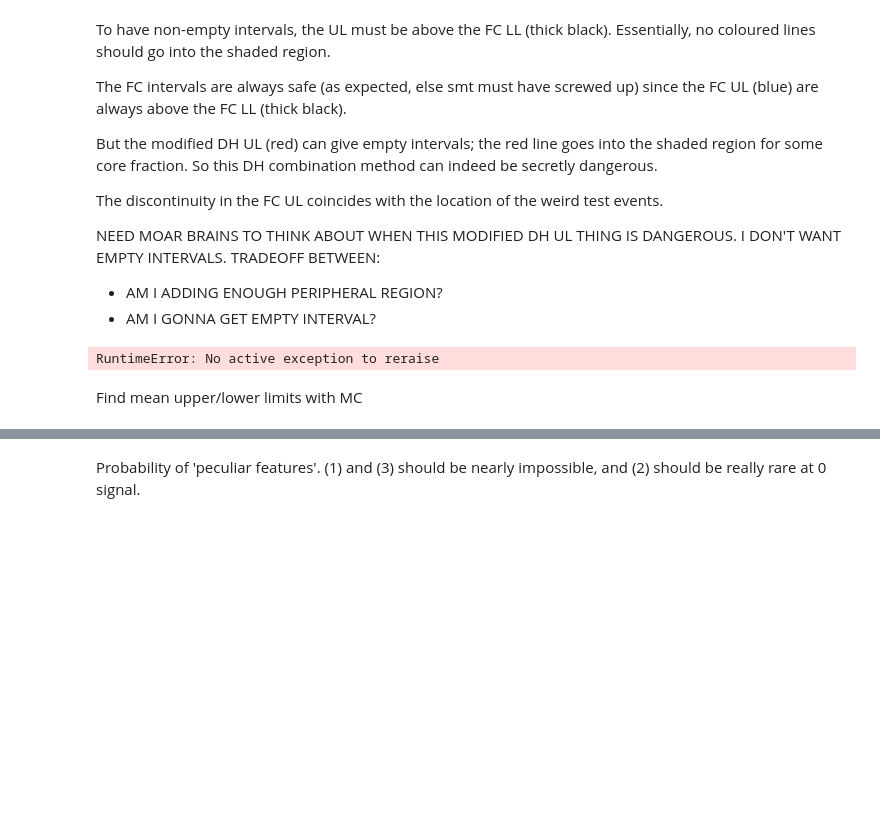
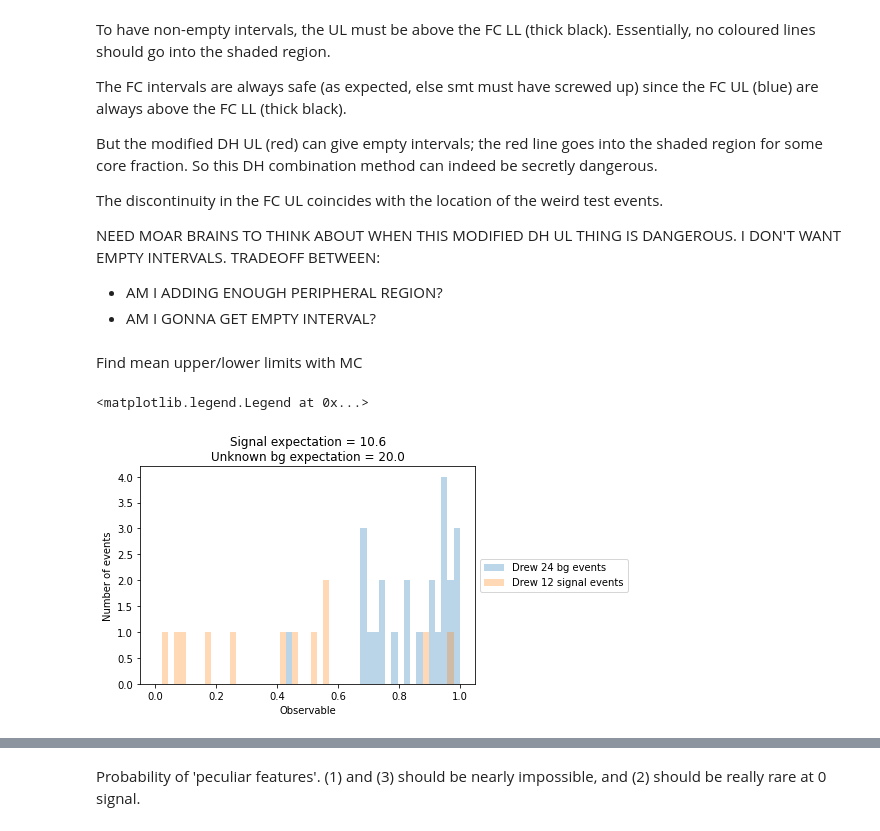
Before and after one commit to plt109/deficithawks, a Jupyter notebook: discovery.ipynb, the cells around one changed output, grey strips where cells are left out. Saved outputs shown, nothing was run; the diff lists cells and outputs as text; code cells hidden in the pictures; blank space fills up the shorter version.

```diff
--- a/discovery.ipynb
+++ b/discovery.ipynb
@@ -773,9 +790,21 @@ NEED MOAR BRAINS TO THINK ABOUT WHEN THIS MODIFIED DH UL THING IS DANGEROUS. I D
 TRADEOFF BETWEEN:
 - AM I ADDING ENOUGH PERIPHERAL REGION?
 - AM I GONNA GET EMPTY INTERVAL?
-# %%
-raise
-# %% [output]
-RuntimeError: No active exception to reraise
 # %% [markdown]
 Find mean upper/lower limits with MC
+# %%
+my_sig_rate = 10.6
+test_bg = background.simulate()
+test_sig = signal(rate=my_sig_rate).simulate()
+
+bin_edges = np.linspace(0, 1., 50)
+plt.hist(test_bg, bins=bin_edges, alpha=0.3, label=f'Drew {len(test_bg)} bg events')
+plt.hist(test_sig, bins=bin_edges, alpha=0.3, label=f'Drew {len(test_sig)} signal events')
+
+plt.xlabel('Observable')
+plt.ylabel('Number of events')
+plt.title(f'Signal expectation = {my_sig_rate:.1f}\nUnknown bg expectation = {mu_unknown:.1f}')
+plt.legend(loc='center left', bbox_to_anchor=(1, 0.5))
+# %% [output]
+<matplotlib.legend.Legend at 0x...>
+[figure, added]
```
Also changed, not shown: parts of 18 cells of this notebook, 1 other file.
